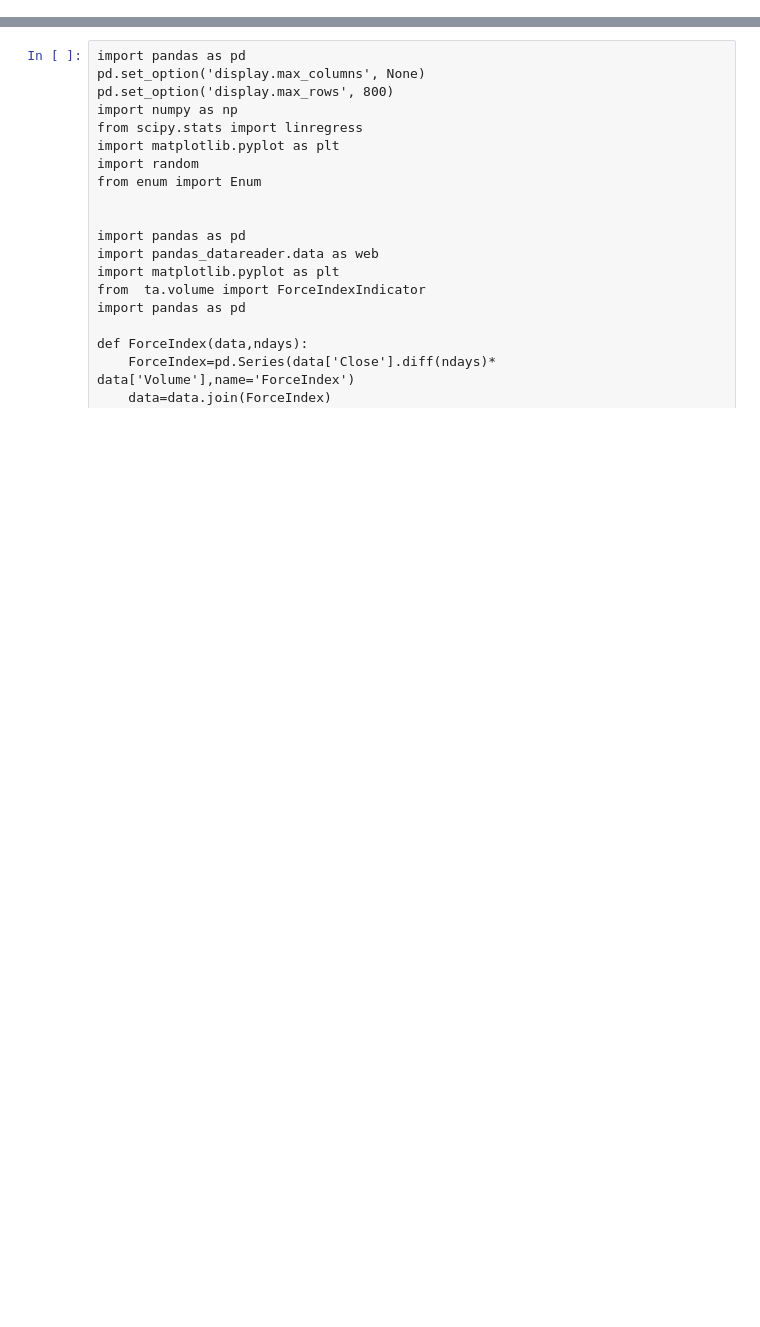
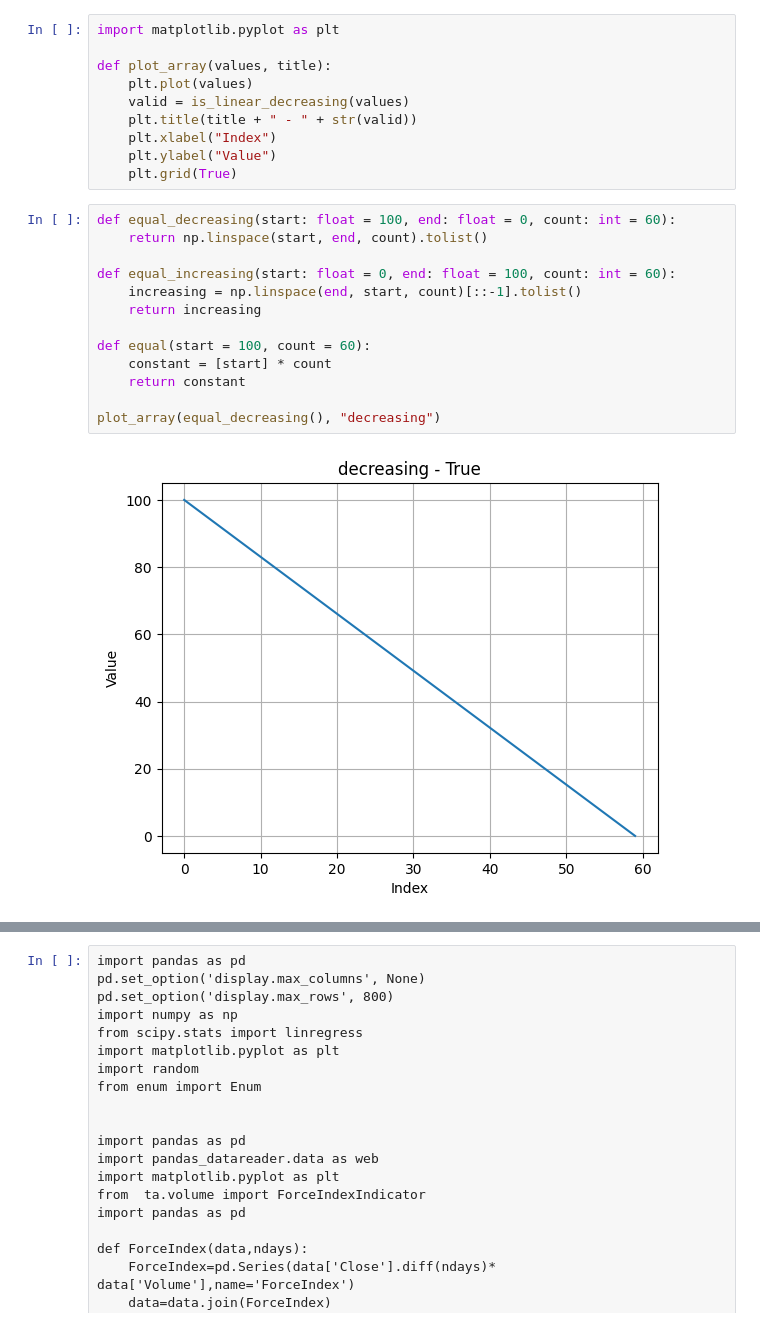
Before and after one commit to DerSalvador/ananda, a Jupyter notebook: NishamJupytherNotebook.ipynb, the cells around one changed output, grey strips where cells are left out. Drawn from its saved outputs; the diff is of its cells as text; blank space fills up the shorter version.

Commit message:
Update linear regresion function

```diff
--- a/NishamJupytherNotebook.ipynb
+++ b/NishamJupytherNotebook.ipynb
@@ -0,0 +56,25 @@
+# %%
+import matplotlib.pyplot as plt
+
+def plot_array(values, title):
+    plt.plot(values)
+    valid = is_linear_decreasing(values)
+    plt.title(title + " - " + str(valid))
+    plt.xlabel("Index")
+    plt.ylabel("Value")
+    plt.grid(True)
+# %%
+def equal_decreasing(start: float = 100, end: float = 0, count: int = 60):
+    return np.linspace(start, end, count).tolist()
+
+def equal_increasing(start: float = 0, end: float = 100, count: int = 60):
+    increasing = np.linspace(end, start, count)[::-1].tolist()
+    return increasing
+
+def equal(start = 100, count = 60):
+    constant = [start] * count
+    return constant
+
+plot_array(equal_decreasing(), "decreasing")
+# %% [output]
+[figure, added]
```
Also changed, not shown: parts of 8 cells of this notebook, 1 other file.
